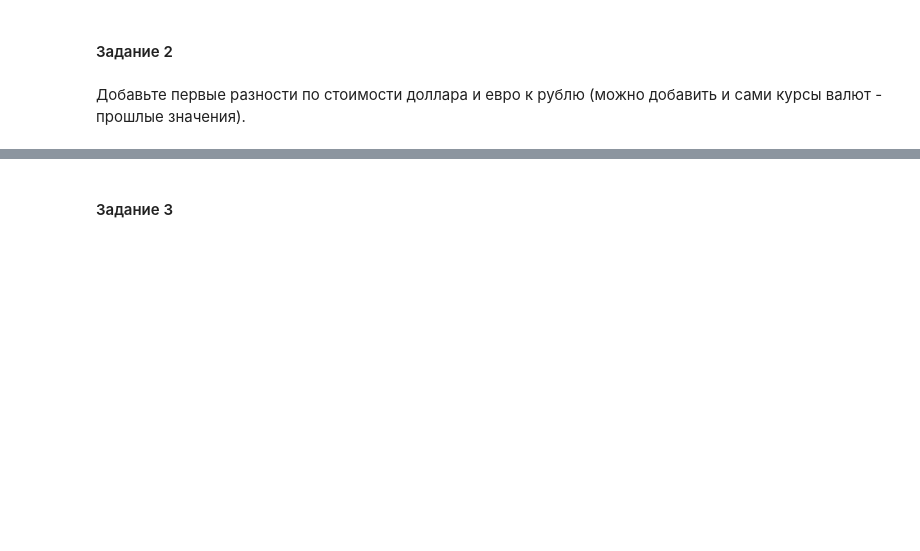
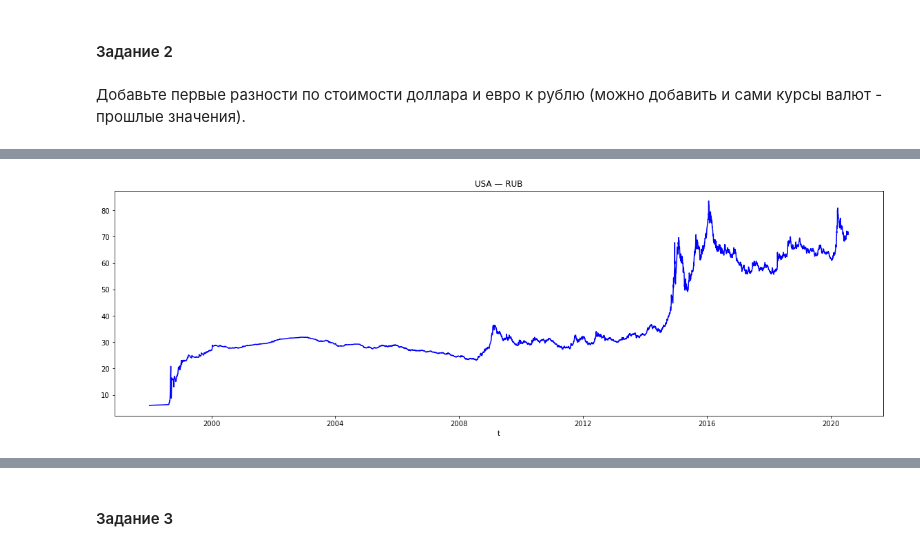
Before and after one commit to superbe/MachineLearningInBusiness, a Jupyter notebook: Lesson 5.ipynb, the cells around one changed output, grey strips where cells are left out. Cells and saved outputs as stored; diff of their text form; code cells hidden in the pictures; blank space fills up the shorter version.

```diff
--- a/Lesson 5.ipynb
+++ b/Lesson 5.ipynb
@@ -86,0 +120,2 @@ plt.show()
+# %%
+data_usd = pd.read_csv('USD_RUB.csv', index_col=[0], parse_dates=[0])
@@ -86,0 +144,4 @@ plt.show()
+# %%
+show_plot_data(data_usd, 'value', 'USA — RUB', 't')
+# %% [output]
+[figure, added]
```
Also changed, not shown: parts of 38 cells of this notebook.
